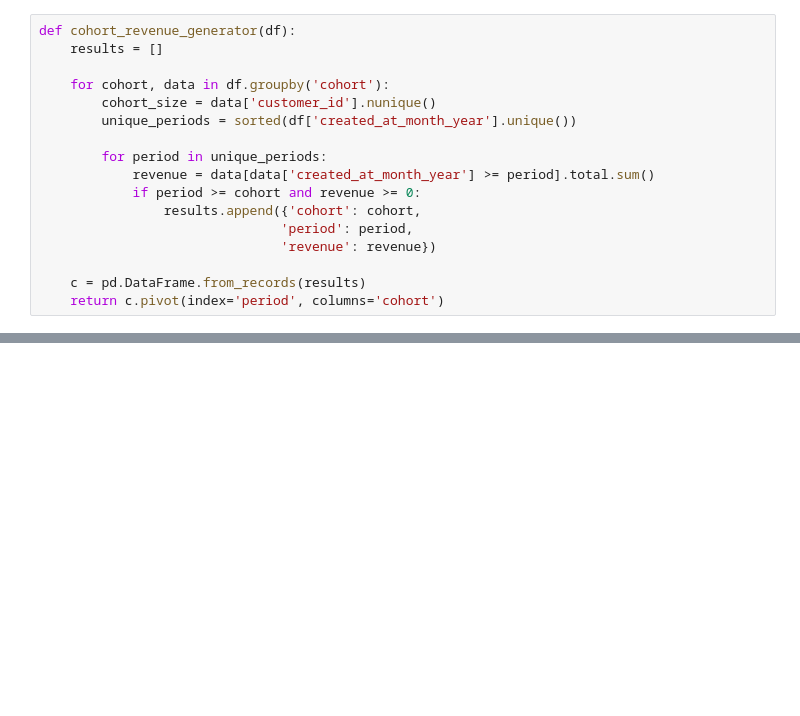
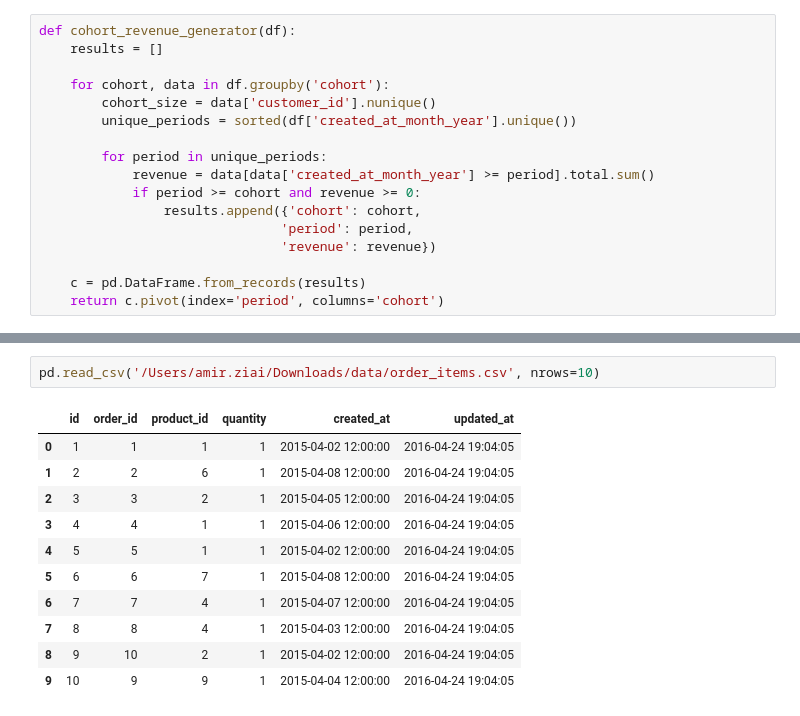
Before and after one commit to amirziai/learning, a Jupyter notebook: data-analysis/cohort-analysis.ipynb, the cells around one changed output, grey strips where cells are left out. Saved outputs shown, nothing was run; the diff lists cells and outputs as text; blank space fills up the shorter version.

```diff
--- a/data-analysis/cohort-analysis.ipynb
+++ b/data-analysis/cohort-analysis.ipynb
@@ -387,0 +416,14 @@ cohort_revenue_generator(df_cohort)
+# %%
+pd.read_csv('/Users/amir.ziai/Downloads/data/order_items.csv', nrows=10)
+# %% [output]
+|  | id | order_id | product_id | quantity | created_at | updated_at |
+| 0 | 1 | 1 | 1 | 1 | 2015-04-02 12:00:00 | 2016-04-24 19:04:05 |
+| 1 | 2 | 2 | 6 | 1 | 2015-04-08 12:00:00 | 2016-04-24 19:04:05 |
+| 2 | 3 | 3 | 2 | 1 | 2015-04-05 12:00:00 | 2016-04-24 19:04:05 |
+| 3 | 4 | 4 | 1 | 1 | 2015-04-06 12:00:00 | 2016-04-24 19:04:05 |
+| 4 | 5 | 5 | 1 | 1 | 2015-04-02 12:00:00 | 2016-04-24 19:04:05 |
+| 5 | 6 | 6 | 7 | 1 | 2015-04-08 12:00:00 | 2016-04-24 19:04:05 |
+| 6 | 7 | 7 | 4 | 1 | 2015-04-07 12:00:00 | 2016-04-24 19:04:05 |
+| 7 | 8 | 8 | 4 | 1 | 2015-04-03 12:00:00 | 2016-04-24 19:04:05 |
+| 8 | 9 | 10 | 2 | 1 | 2015-04-02 12:00:00 | 2016-04-24 19:04:05 |
+| 9 | 10 | 9 | 9 | 1 | 2015-04-04 12:00:00 | 2016-04-24 19:04:05 |
```
Also changed, not shown: parts of 5 cells of this notebook, 1 other file.
